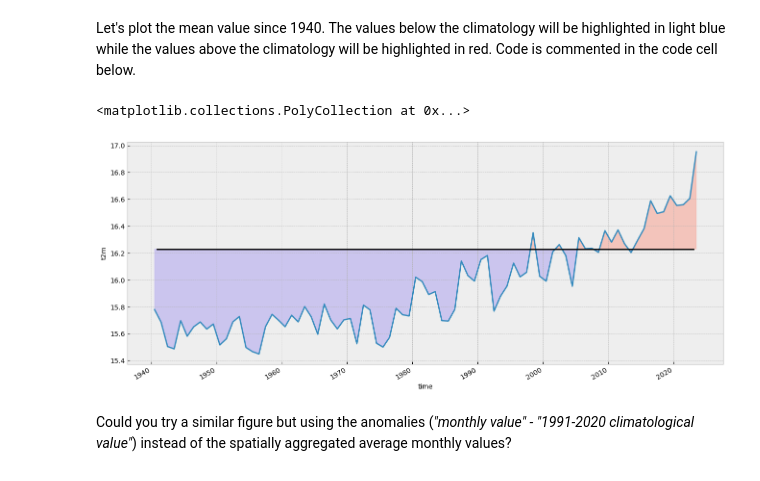
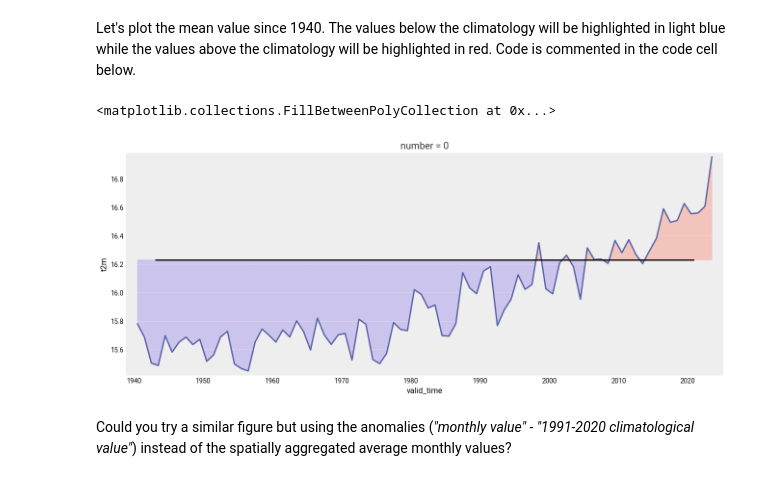
Before and after one commit to ecmwf-training/c3s-training-submodule-reanalysis, a Jupyter notebook: reanalysis-temp-record.ipynb, the cells around one changed output. Drawn from its saved outputs; the diff is of its cells as text; code cells hidden in the pictures.

```diff
--- a/reanalysis-temp-record.ipynb
+++ b/reanalysis-temp-record.ipynb
@@ -211,3 +218,0 @@ When we use near real time ERA5 data from the CDS the requests may return a mix
-# %%
-if 'expver' in da_tmp.coords:
-    da_tmp = da_tmp.sum(dim='expver')
@@ -458,7 +445,7 @@ Coordinates:
 # %% [markdown]
 We will calculate the climatology for this global spatially averaged July `t2m`. This value will be used later to check which years have global average 2m temperature above or below the climatology.
 # %%
-t2m_global_ref_per = t2m_global.sel(time=slice('1991-01-01', '2020-12-31')).mean(dim='time')
+t2m_global_ref_per = t2m_global.sel(valid_time=slice('1991-01-01', '2020-12-31')).mean(dim='valid_time')
 print(f'{t2m_global_ref_per.values:.2f} \N{DEGREE SIGN}C')
 # %% [output]
 16.23 °C
@@ -478,37 +465,37 @@ t2m_global.plot(ax=ax)
 
 # we use the t2m_clim variable to plot a horizontal line
 # with the global climate normal value (1991-2020)
 ax.axhline(y=t2m_clim, xmin = 0.05, xmax = 0.95, color='black')
 
 # In order to highlight years above or below the global climate value
 # we use two times the fill_between method that fills the area between two lines
 # The first one is for values below the global climate normal in 'mediumslateblue' color
 ax.fill_between(
-    t2m_global.time,
+    t2m_global.valid_time,
     t2m_global,
     t2m_clim,
     where=(t2m_global < t2m_clim),
     color='mediumslateblue',
     alpha=0.3,
     interpolate=True
 )
 # The second one is for values above the global climate normal in 'tomato' color
 ax.fill_between(
-    t2m_global.time,
+    t2m_global.valid_time,
     t2m_global,
     t2m_clim,
     where=(t2m_global > t2m_clim),
     color='tomato',
     alpha=0.3,
     interpolate=True
 )
 
 # Show or save the figure, uncomment the line/s in case of need
 #fig.show() # not needed in a notebook inline context
 #fig.savefig('near_sfc_t2m_global_avg_july.png') # not needed in a notebook inline context
 # %% [output]
-<matplotlib.collections.PolyCollection at 0x...>
+<matplotlib.collections.FillBetweenPolyCollection at 0x...>
-[figure, old version]
+[figure, new version]
 # %% [markdown]
 Could you try a similar figure but using the anomalies (*"monthly value" - "1991-2020 climatological value"*) instead of the spatially aggregated average monthly values?
 # %%
```
Also changed, not shown: parts of 31 cells of this notebook.
